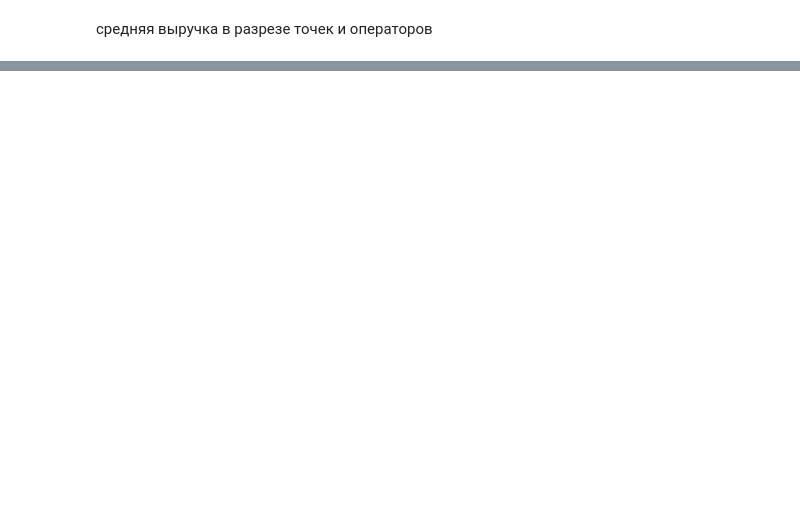
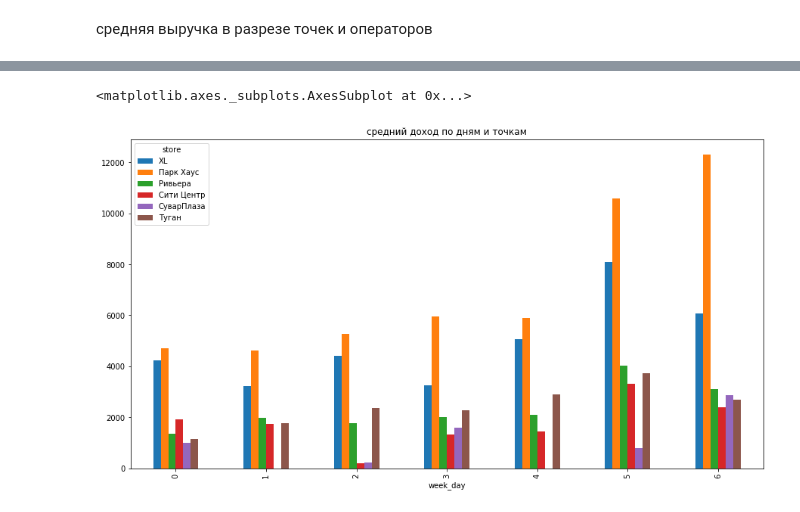
Before and after one commit to GusevMihail/shooting_gallery_analytics, a Jupyter notebook: tests.ipynb, the cells around one changed output, grey strips where cells are left out. Saved outputs shown, nothing was run; the diff lists cells and outputs as text; code cells hidden in the pictures; blank space fills up the shorter version.

```diff
--- a/tests.ipynb
+++ b/tests.ipynb
@@ -84,0 +235,6 @@ df.groupby(['store', 'm_user'])['income'].mean()
+# %%
+df.groupby(['week_day', 'store']).income.mean().unstack(level=1)\
+    .plot(kind='bar', figsize=(15,8), title='средний доход по дням и точкам')
+# %% [output]
+<matplotlib.axes._subplots.AxesSubplot at 0x...>
+[figure, added]
```
Also changed, not shown: parts of 33 cells of this notebook, 1 other file.
